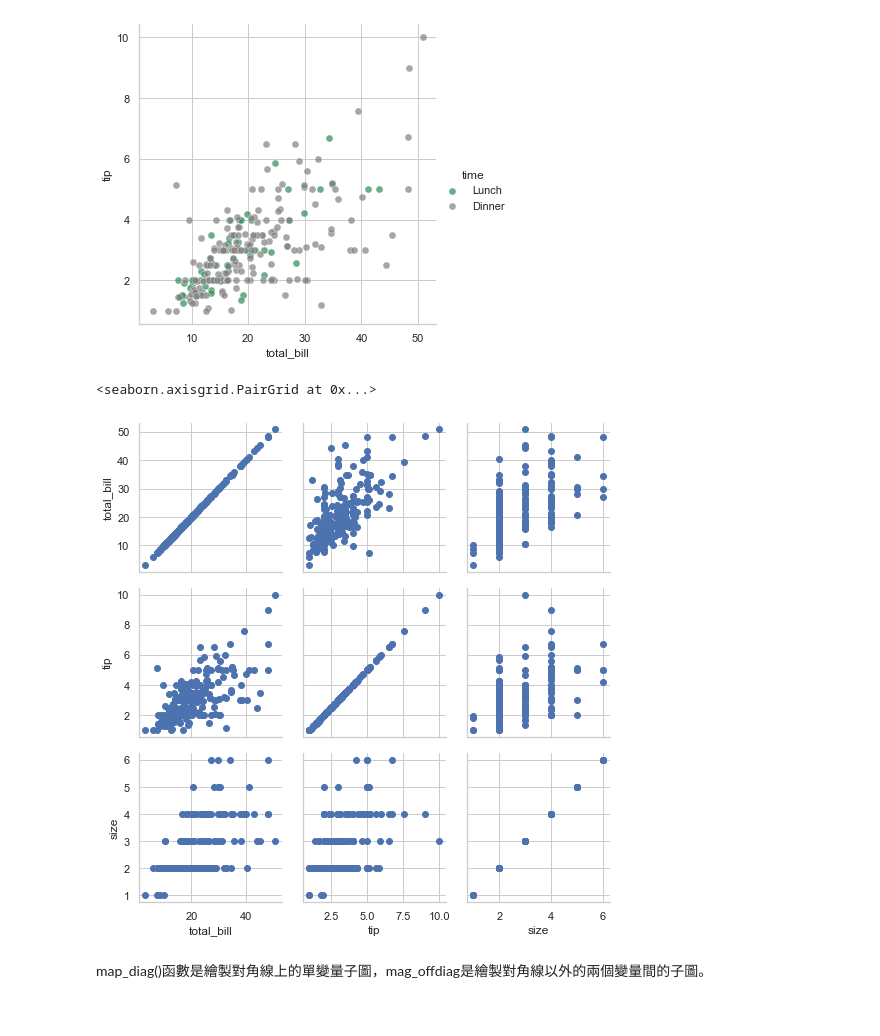
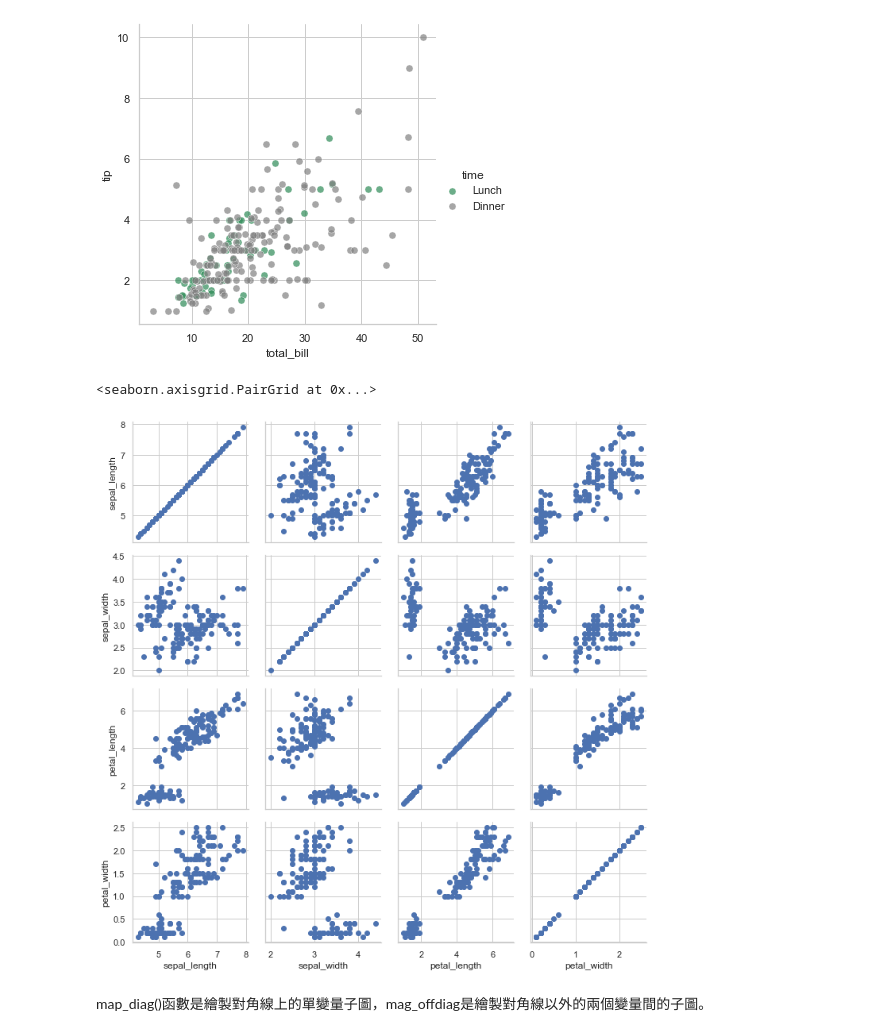
Before and after one commit to sean4520/IMLP388, a Jupyter notebook: 2.4.2_Seaborn數據視覺化.ipynb, the cells around one changed output. Saved outputs shown, nothing was run; the diff lists cells and outputs as text; code cells hidden in the pictures.

```diff
--- a/2.4.2_Seaborn數據視覺化.ipynb
+++ b/2.4.2_Seaborn數據視覺化.ipynb
@@ -506,12 +506,12 @@ g.add_legend()
 <seaborn.axisgrid.FacetGrid at 0x...>
 [figure]
 # %%
-tips = sns.load_dataset("tips")
+tips = sns.load_dataset("iris")
 g = sns.PairGrid(tips)
 g.map(plt.scatter)
 # %% [output]
 <seaborn.axisgrid.PairGrid at 0x...>
-[figure, old version]
+[figure, new version]
 # %% [markdown]
 map_diag()函數是繪製對角線上的單變量子圖，mag_offdiag是繪製對角線以外的兩個變量間的子圖。
 # %%
```
Also changed, not shown: parts of 1 cell of this notebook.
